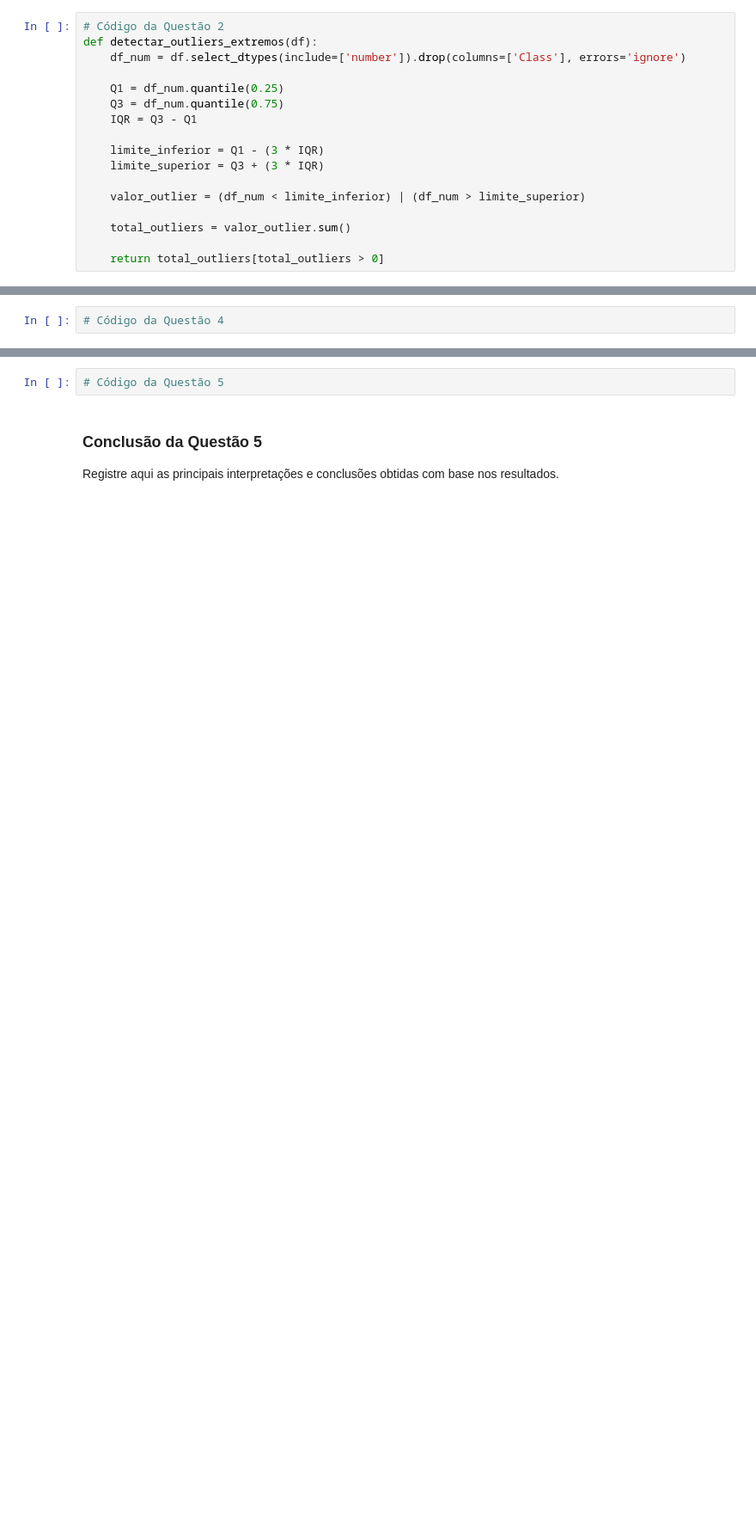
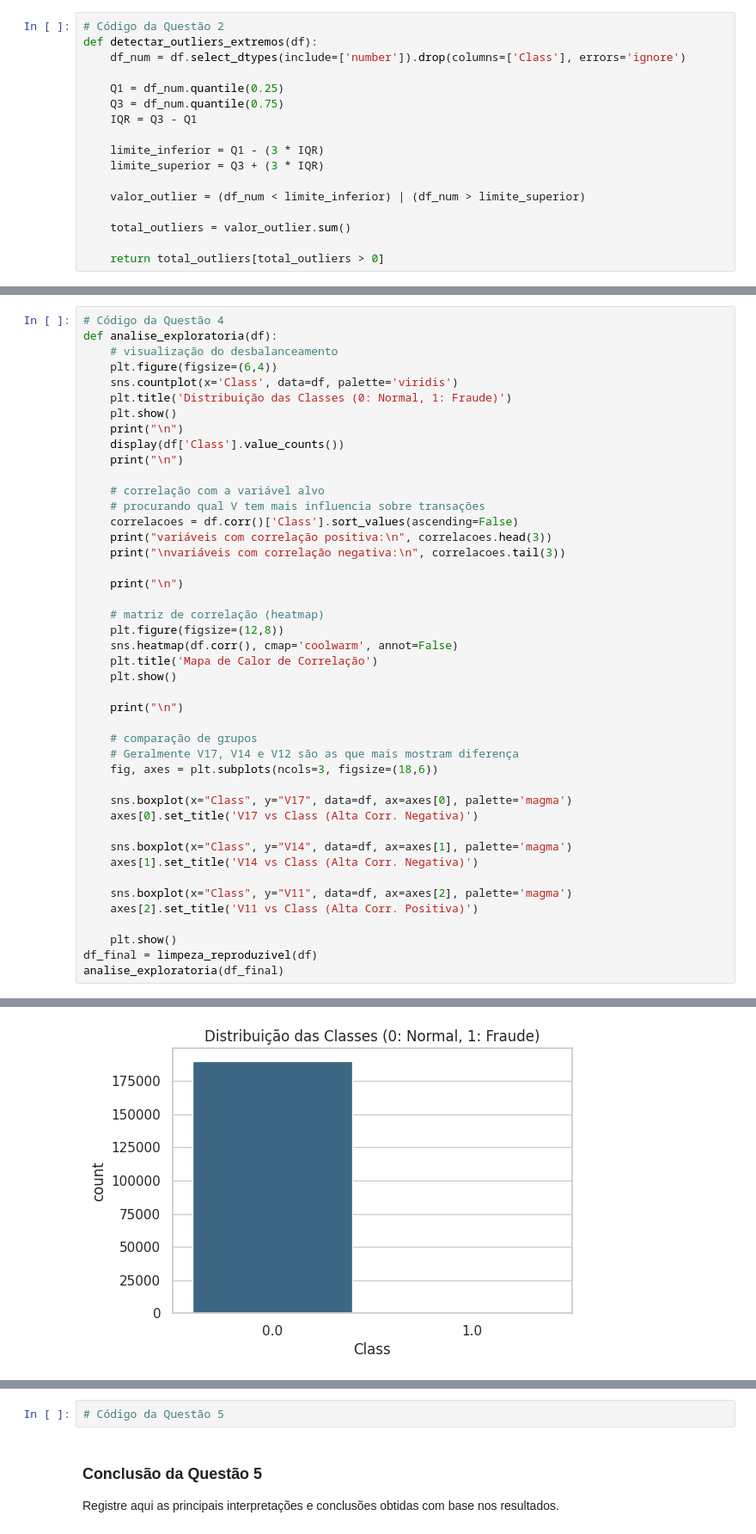
Before and after one commit to rodrigololr/machine-learning-studies, a Jupyter notebook: Lista_1_Antônio_Rodrigo.ipynb, the cells around one changed output, grey strips where cells are left out. Shown at 86% size. Cells and saved outputs as stored; diff of their text form; blank space fills up the shorter version.

```diff
--- a/Lista_1_Antônio_Rodrigo.ipynb
+++ b/Lista_1_Antônio_Rodrigo.ipynb
@@ -229,3 +305,46 @@ Escreva aqui a estratégia adotada para responder à questão, explicando de for
 Implemente abaixo o código da questão.
 # %%
 # Código da Questão 4
+def analise_exploratoria(df):
+    # visualização do desbalanceamento
+    plt.figure(figsize=(6,4))
+    sns.countplot(x='Class', data=df, palette='viridis')
+    plt.title('Distribuição das Classes (0: Normal, 1: Fraude)')
+    plt.show()
+    print("\n")
+    display(df['Class'].value_counts())
+    print("\n")
+
+    # correlação com a variável alvo
+    # procurando qual V tem mais influencia sobre transações
+    correlacoes = df.corr()['Class'].sort_values(ascending=False)
+    print("variáveis com correlação positiva:\n", correlacoes.head(3))
+    print("\nvariáveis com correlação negativa:\n", correlacoes.tail(3))
+
+    print("\n")
+
+    # matriz de correlação (heatmap)
+    plt.figure(figsize=(12,8))
+    sns.heatmap(df.corr(), cmap='coolwarm', annot=False)
+    plt.title('Mapa de Calor de Correlação')
+    plt.show()
+
+    print("\n")
+
+    # comparação de grupos
+    # Geralmente V17, V14 e V12 são as que mais mostram diferença
+    fig, axes = plt.subplots(ncols=3, figsize=(18,6))
+
+    sns.boxplot(x="Class", y="V17", data=df, ax=axes[0], palette='magma')
+    axes[0].set_title('V17 vs Class (Alta Corr. Negativa)')
+
+    sns.boxplot(x="Class", y="V14", data=df, ax=axes[1], palette='magma')
+    axes[1].set_title('V14 vs Class (Alta Corr. Negativa)')
+
+    sns.boxplot(x="Class", y="V11", data=df, ax=axes[2], palette='magma')
+    axes[2].set_title('V11 vs Class (Alta Corr. Positiva)')
+
+    plt.show()
+df_final = limpeza_reproduzivel(df)
+analise_exploratoria(df_final)
+# %% [output]
@@ -231,0 +359 @@ Implemente abaixo o código da questão.
+[figure, added]
```
Also changed, not shown: parts of 12 cells of this notebook.
